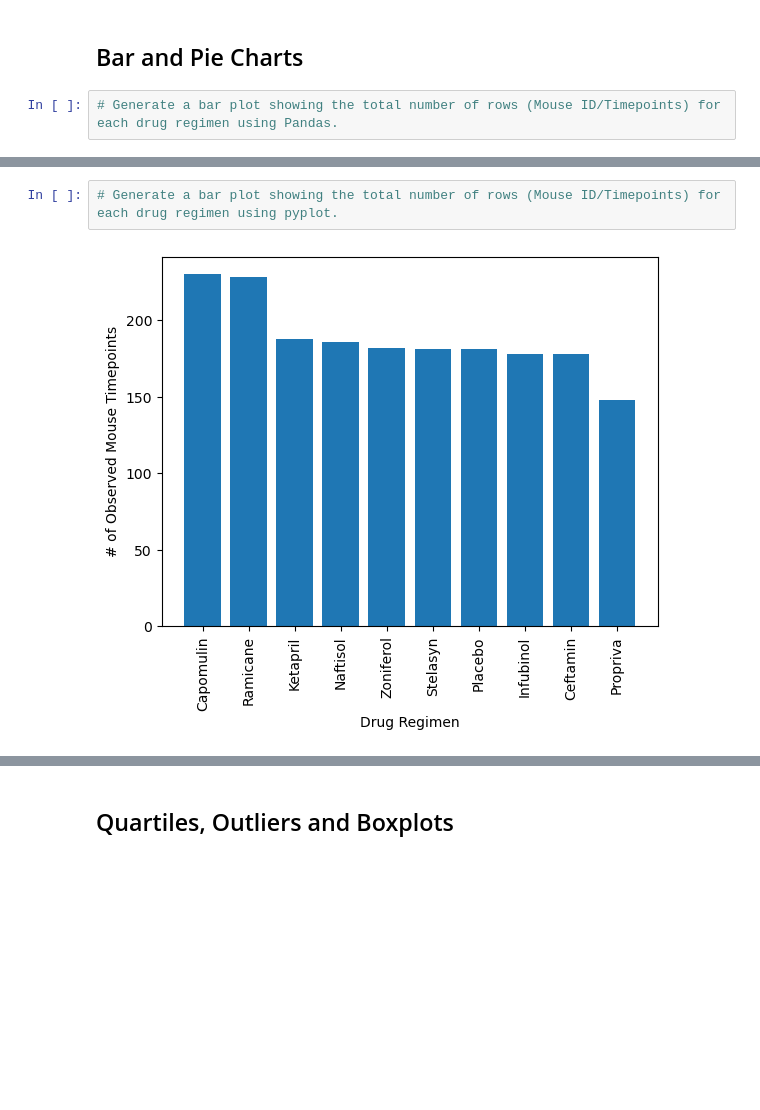
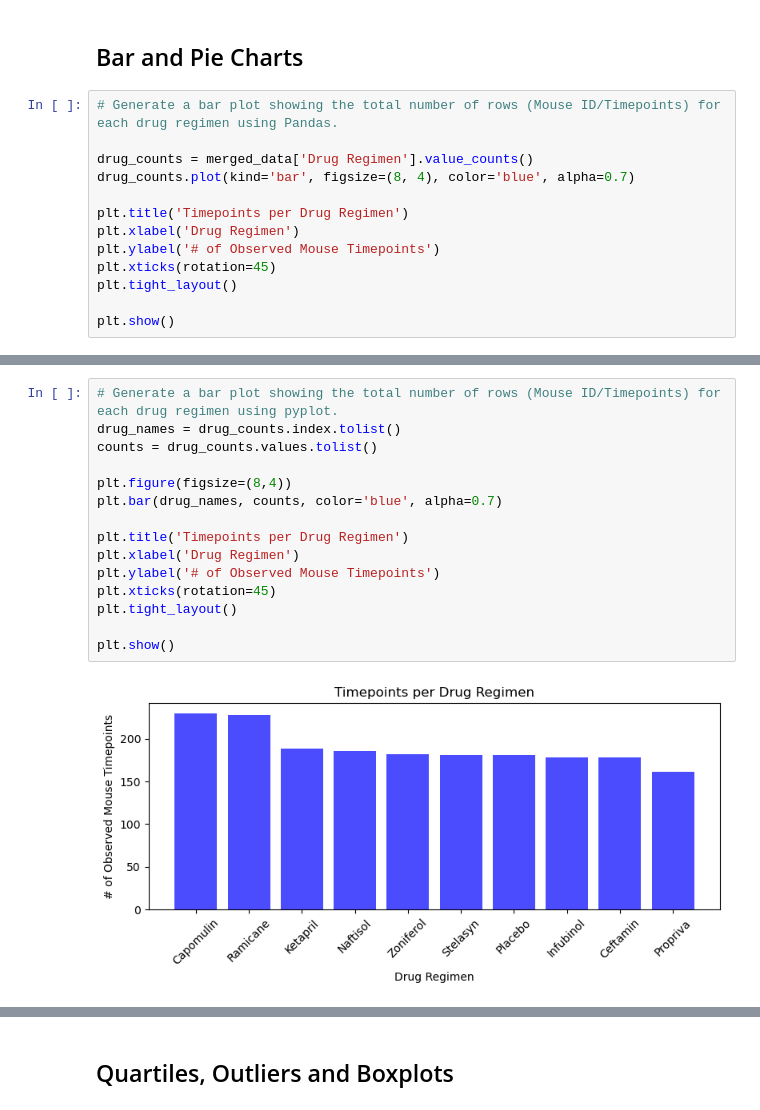
Before and after one commit to Maher808/Matplotlib-Challenge, a Jupyter notebook: Starter_Code/pymaceuticals_starter - Copy.ipynb, the cells around one changed output, grey strips where cells are left out. Cells and saved outputs as stored; diff of their text form; blank space fills up the shorter version.

```diff
--- a/Starter_Code/pymaceuticals_starter - Copy.ipynb
+++ b/Starter_Code/pymaceuticals_starter - Copy.ipynb
@@ -128,4 +127,15 @@ Cleaned_mice_count
 ## Bar and Pie Charts
 # %%
 # Generate a bar plot showing the total number of rows (Mouse ID/Timepoints) for each drug regimen using Pandas.
+
+drug_counts = merged_data['Drug Regimen'].value_counts()
+drug_counts.plot(kind='bar', figsize=(8, 4), color='blue', alpha=0.7)
+
+plt.title('Timepoints per Drug Regimen')
+plt.xlabel('Drug Regimen')
+plt.ylabel('# of Observed Mouse Timepoints')
+plt.xticks(rotation=45)
+plt.tight_layout()
+
+plt.show()
 # %% [output]
@@ -133,4 +143,17 @@ Cleaned_mice_count
 # %%
 # Generate a bar plot showing the total number of rows (Mouse ID/Timepoints) for each drug regimen using pyplot.
+drug_names = drug_counts.index.tolist()
+counts = drug_counts.values.tolist()
+
+plt.figure(figsize=(8,4))
+plt.bar(drug_names, counts, color='blue', alpha=0.7)
+
+plt.title('Timepoints per Drug Regimen')
+plt.xlabel('Drug Regimen')
+plt.ylabel('# of Observed Mouse Timepoints')
+plt.xticks(rotation=45)
+plt.tight_layout()
+
+plt.show()
 # %% [output]
-[figure, old version]
+[figure, new version]
```
Also changed, not shown: parts of 22 cells of this notebook.
